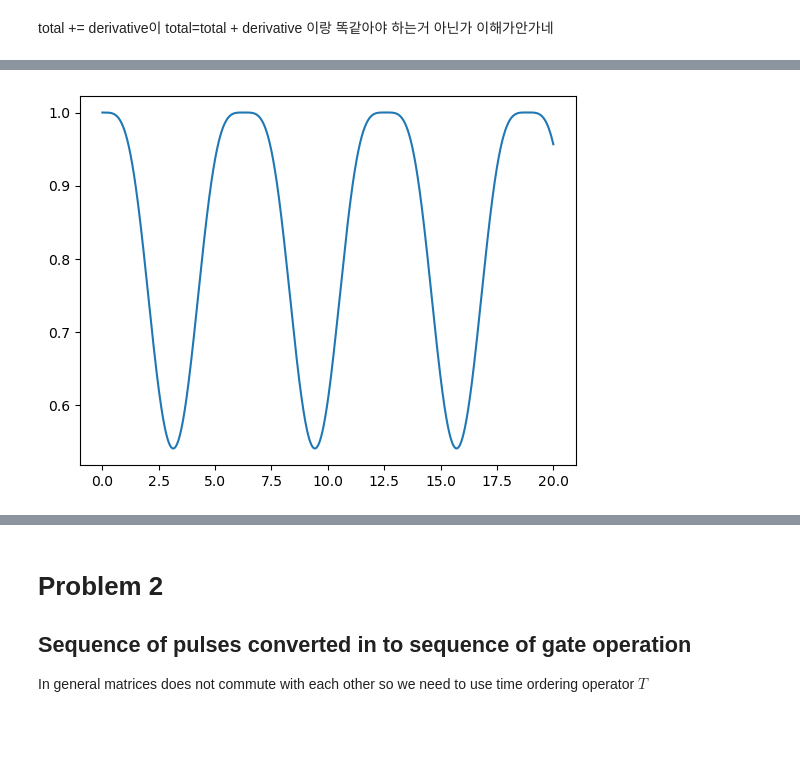
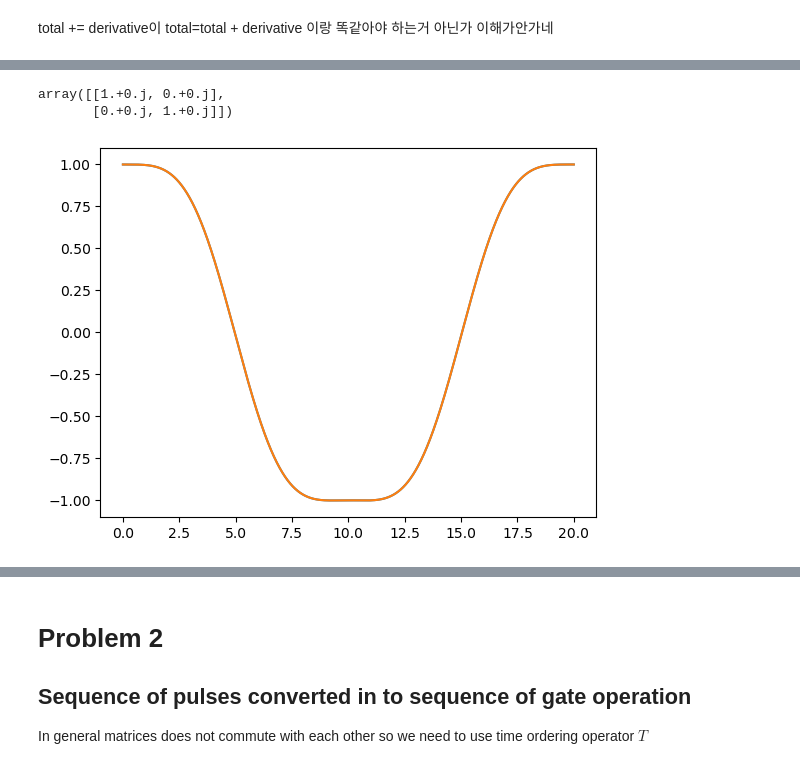
Before and after one commit to yalgaeahn/Chicago_noRL, a Jupyter notebook: 20231126.ipynb, the cells around one changed output, grey strips where cells are left out. Drawn from its saved outputs; the diff is of its cells as text; code cells hidden in the pictures; blank space fills up the shorter version.

```diff
--- a/20231126.ipynb
+++ b/20231126.ipynb
@@ -88,9 +97,15 @@ def make_H_d2(Omega, V_0, delta_omega, phi, s):
 # %%
 def s(t):
-    return np.sin(t)
+    return np.sin(((2*np.pi)/20.)*t)
 # %%
 testH=make_H_d(Omega=1.,V_0=1.,delta_omega=0.001,phi=0.1,s=s)
+# %%
+testH2=make_H_d2(Omega=1., V_0=1., delta_omega=0.001, phi=0.1,s=s)
 # %%
 testU = make_U(testH,1e-4)
+# %%
+testU2 = make_U(testH2,1e-4)
 # %%
 matrix, check = testU(20.)
+# %%
+matrix2, check2 = testU2(20.)
@@ -97,5 +137,11 @@ matrix, check = testU(20.)
+# %%
+np.matmul(check[1],np.matrix.getH(check[1]))
+# %% [output]
+array([[1.+0.j, 0.+0.j],
+       [0.+0.j, 1.+0.j]])
 # %%
 fig, ax =plt.subplots()
-fig=plt.plot(np.arange(start=0,stop=20.,step=1e-4), [check[i][0][0] for i in range(200000)])
+fig=plt.plot(np.arange(start=0,stop=20.,step=1e-4), [check[i][0][0].real for i in range(200000)])
+fig=plt.plot(np.arange(start=0,stop=20.,step=1e-4), [check2[i][0][0].real for i in range(200000)])
 # %% [output]
-[figure, old version]
+[figure, new version]
```
Also changed, not shown: parts of 14 cells of this notebook, 2 other files.
